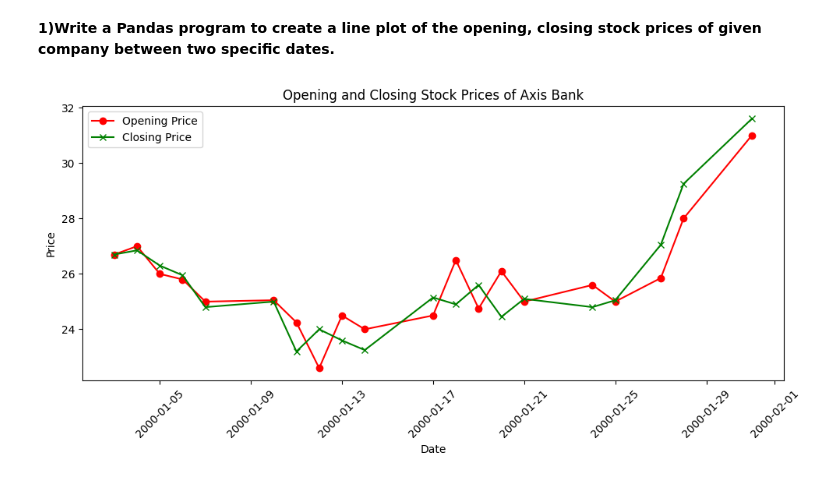
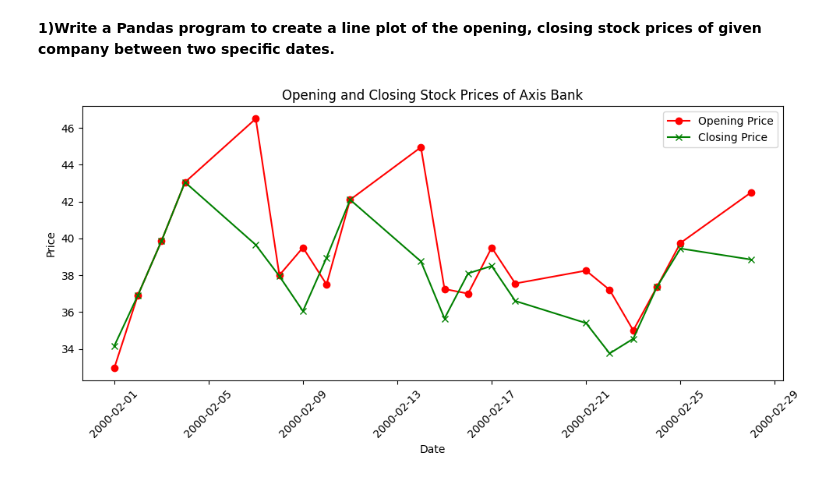
Before and after one commit to Nayan7435/IML_Labs, a Jupyter notebook: lab-8.ipynb, the cells around one changed output. Saved outputs shown, nothing was run; the diff lists cells and outputs as text; code cells hidden in the pictures.

```diff
--- a/lab-8.ipynb
+++ b/lab-8.ipynb
@@ -5,33 +5,33 @@
 # %%
 '''
 Name: Nayan Gohel
 Enrollment: 216270307036
 '''
 import numpy as np
 import pandas as pd
 import matplotlib.pyplot as plt
 
 data = pd.read_csv('../input/nifty50-stock-market-data/AXISBANK.csv')
 
 data['Date'] = pd.to_datetime(data['Date'])
 
-start_date = '2000-01-01'
-end_date = '2000-01-31'
+start_date = '2000-02-01'
+end_date = '2000-02-28'
 
 filtered_data = data[(data['Date'] >= start_date) & (data['Date'] <= end_date)]
 
 plt.figure(figsize=(10, 5))
 plt.plot(filtered_data['Date'], filtered_data['Open'], label='Opening Price', color='red', marker='o')
 plt.plot(filtered_data['Date'], filtered_data['Close'], label='Closing Price', color='green', marker='x')
 
 
 plt.title('Opening and Closing Stock Prices of Axis Bank')
 plt.xlabel('Date')
 plt.ylabel('Price')
 plt.xticks(rotation=45)
 plt.legend()
 
 plt.tight_layout()
 plt.show()
 # %% [output]
-[figure, old version]
+[figure, new version]
```
